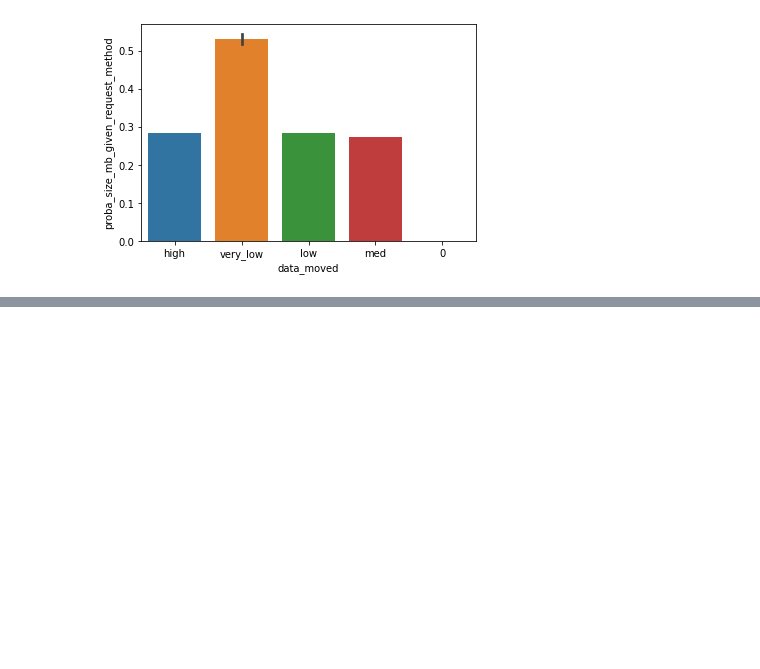
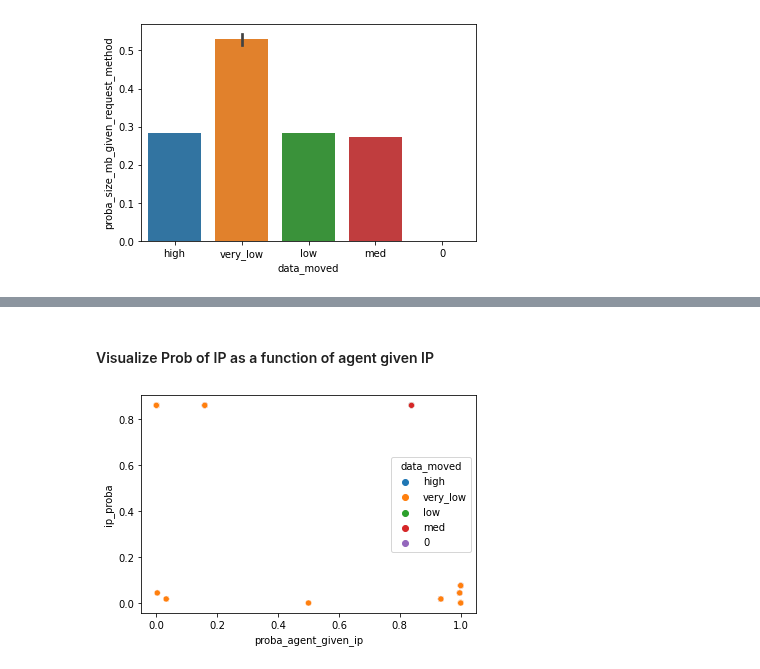
Before and after one commit to CSolitaire/anomaly-detection-exercises, a Jupyter notebook: discrete_anomaly_detection.ipynb, the cells around one changed output, grey strips where cells are left out. Drawn from its saved outputs; the diff is of its cells as text; code cells hidden in the pictures; blank space fills up the shorter version.

```diff
--- a/discrete_anomaly_detection.ipynb
+++ b/discrete_anomaly_detection.ipynb
@@ -794,0 +920,21 @@ sns.barplot(df1.data_moved, df1.proba_size_mb_given_request_method)
+# %%
+ip_probs = train.groupby('ip').size().div(len(df))
+
+status_given_ip = pd.DataFrame(train.groupby(['ip', 'request_agent']).\
+                               size().div(len(train)).\
+                               div(ip_probs,
+                                   axis=0,
+                                   level='ip').\
+                               reset_index().\
+                               rename(index=str,
+                                      columns={0: 'proba_agent_given_ip'})
+                              )
+# %%
+ip_status_count = pd.DataFrame(train.groupby(['ip', 'request_agent'])['request_method'].\
+                                count().reset_index().\
+                                rename(index=str,
+                                       columns={'request_method': 'ip_status_count'}))
+
+
+ip_status = status_given_ip.merge(ip_status_count)
+ip_status.sort_values(by="ip_status_count", ascending=False)
@@ -794,0 +959,3 @@ sns.barplot(df1.data_moved, df1.proba_size_mb_given_request_method)
+# %%
+df = df.reset_index().merge(ip_status, on=['ip', 'request_agent'], how='left').fillna(value=0).set_index('timestamp')
+df.head()
@@ -794,0 +970,6 @@ sns.barplot(df1.data_moved, df1.proba_size_mb_given_request_method)
+# %%
+# Add prob of IP
+ip_df = pd.DataFrame(train.ip.value_counts(dropna=False)/train.ip.count()).reset_index().\
+                rename(index=str, columns={'index': 'ip', 'ip': 'ip_proba'})
+# Add to df
+df = df.reset_index().merge(ip_df, on=['ip'], how='left').fillna(value=0).set_index('timestamp')
@@ -794,0 +986,7 @@ sns.barplot(df1.data_moved, df1.proba_size_mb_given_request_method)
+# %% [markdown]
+#### Visualize Prob of IP as a function of agent given IP
+# %%
+sns.scatterplot(data=df, x="proba_agent_given_ip", y="ip_proba", hue="data_moved")
+plt.show()
+# %% [output]
+[figure, added]
```
Also changed, not shown: parts of 33 cells of this notebook.
